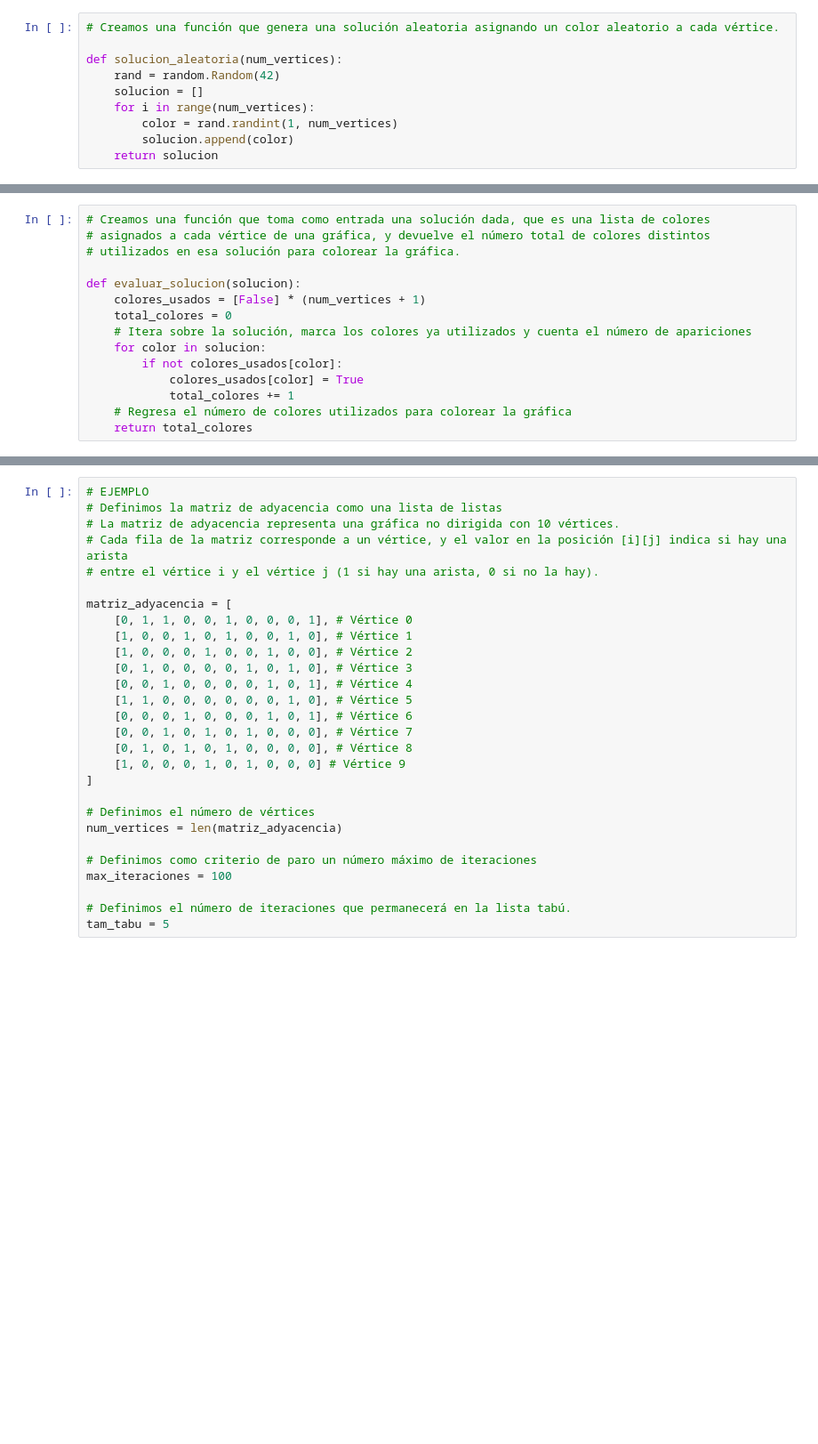
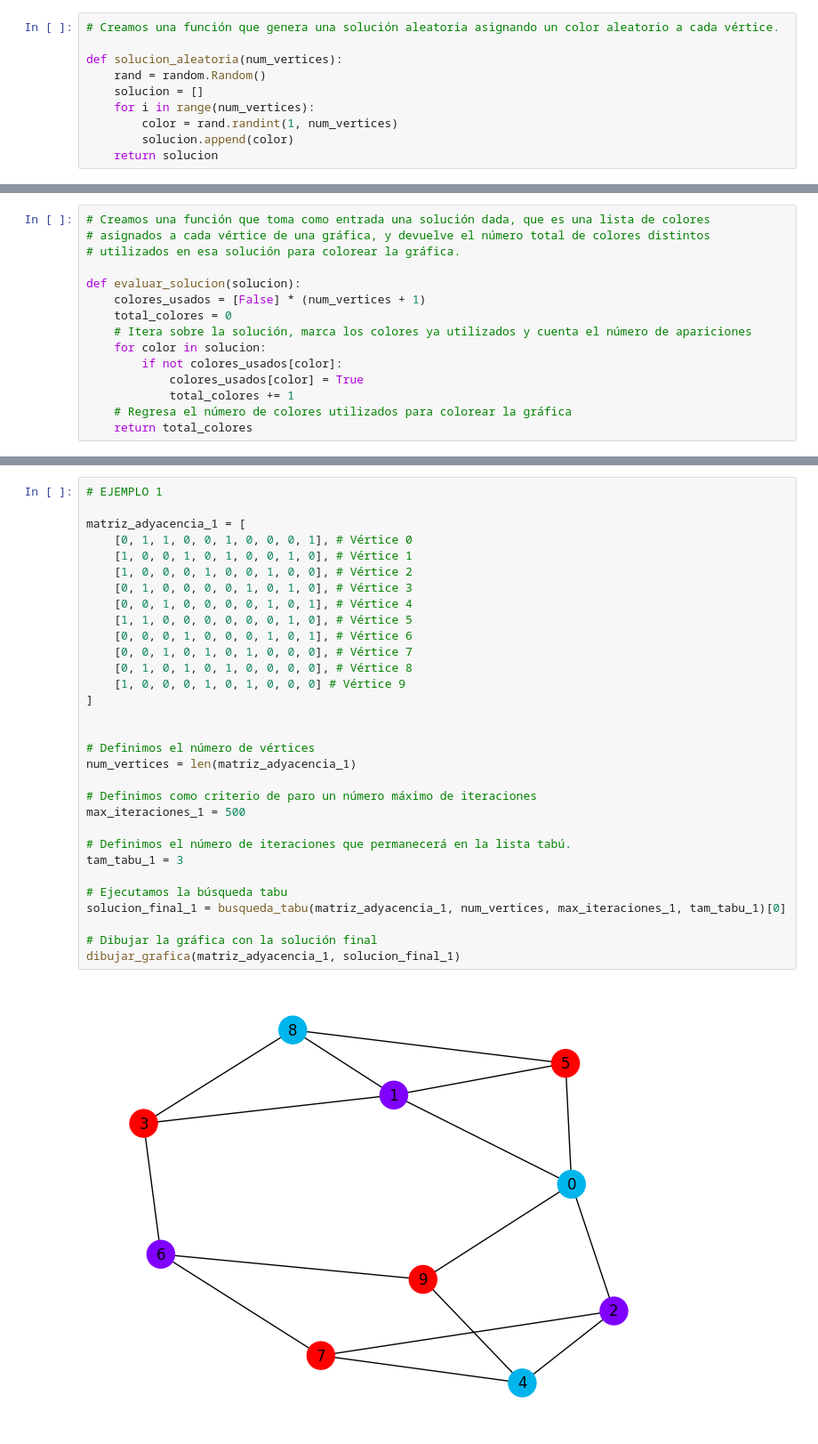
Before and after one commit to Monica281/IDO, a Jupyter notebook: Proyecto_BusquedaTabu.ipynb, the cells around one changed output, grey strips where cells are left out. Shown: that part at 89% size. Cells and saved outputs as stored; diff of their text form; blank space fills up the shorter version.

```diff
--- a/Proyecto_BusquedaTabu.ipynb
+++ b/Proyecto_BusquedaTabu.ipynb
@@ -13,7 +13,7 @@ import math
 # Creamos una función que genera una solución aleatoria asignando un color aleatorio a cada vértice.
 
 def solucion_aleatoria(num_vertices):
-    rand = random.Random(42)
+    rand = random.Random()
     solucion = []
     for i in range(num_vertices):
         color = rand.randint(1, num_vertices)
@@ -106,28 +158,33 @@ def busqueda_tabu(matriz_adyacencia, num_vertices, max_iteraciones, tam_tabu):
 # %%
-# EJEMPLO
-# Definimos la matriz de adyacencia como una lista de listas
-# La matriz de adyacencia representa una gráfica no dirigida con 10 vértices.
-# Cada fila de la matriz corresponde a un vértice, y el valor en la posición [i][j] indica si hay una arista
-# entre el vértice i y el vértice j (1 si hay una arista, 0 si no la hay).
+# EJEMPLO 1
 
-matriz_adyacencia = [
+matriz_adyacencia_1 = [
     [0, 1, 1, 0, 0, 1, 0, 0, 0, 1], # Vértice 0
     [1, 0, 0, 1, 0, 1, 0, 0, 1, 0], # Vértice 1
     [1, 0, 0, 0, 1, 0, 0, 1, 0, 0], # Vértice 2
     [0, 1, 0, 0, 0, 0, 1, 0, 1, 0], # Vértice 3
     [0, 0, 1, 0, 0, 0, 0, 1, 0, 1], # Vértice 4
     [1, 1, 0, 0, 0, 0, 0, 0, 1, 0], # Vértice 5
     [0, 0, 0, 1, 0, 0, 0, 1, 0, 1], # Vértice 6
     [0, 0, 1, 0, 1, 0, 1, 0, 0, 0], # Vértice 7
     [0, 1, 0, 1, 0, 1, 0, 0, 0, 0], # Vértice 8
     [1, 0, 0, 0, 1, 0, 1, 0, 0, 0] # Vértice 9
 ]
 
+
 # Definimos el número de vértices
-num_vertices = len(matriz_adyacencia)
+num_vertices = len(matriz_adyacencia_1)
 
 # Definimos como criterio de paro un número máximo de iteraciones
-max_iteraciones = 100
+max_iteraciones_1 = 500
 
 # Definimos el número de iteraciones que permanecerá en la lista tabú.
-tam_tabu = 5
+tam_tabu_1 = 3
+
+# Ejecutamos la búsqueda tabu
+solucion_final_1 = busqueda_tabu(matriz_adyacencia_1, num_vertices, max_iteraciones_1, tam_tabu_1)[0]
+
+# Dibujar la gráfica con la solución final
+dibujar_grafica(matriz_adyacencia_1, solucion_final_1)
+# %% [output]
+[figure, added]
```
Also changed, not shown: parts of 9 cells of this notebook.
